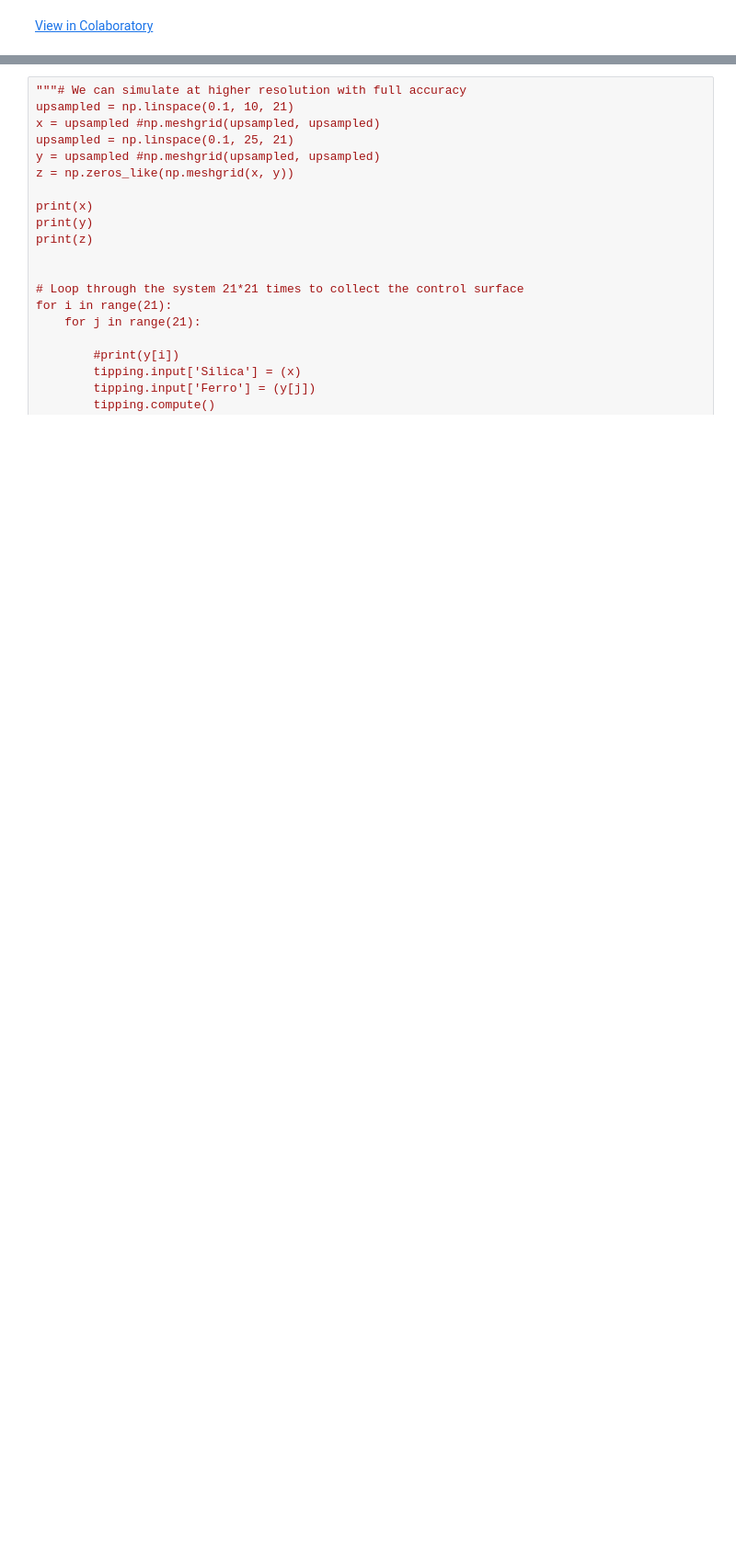
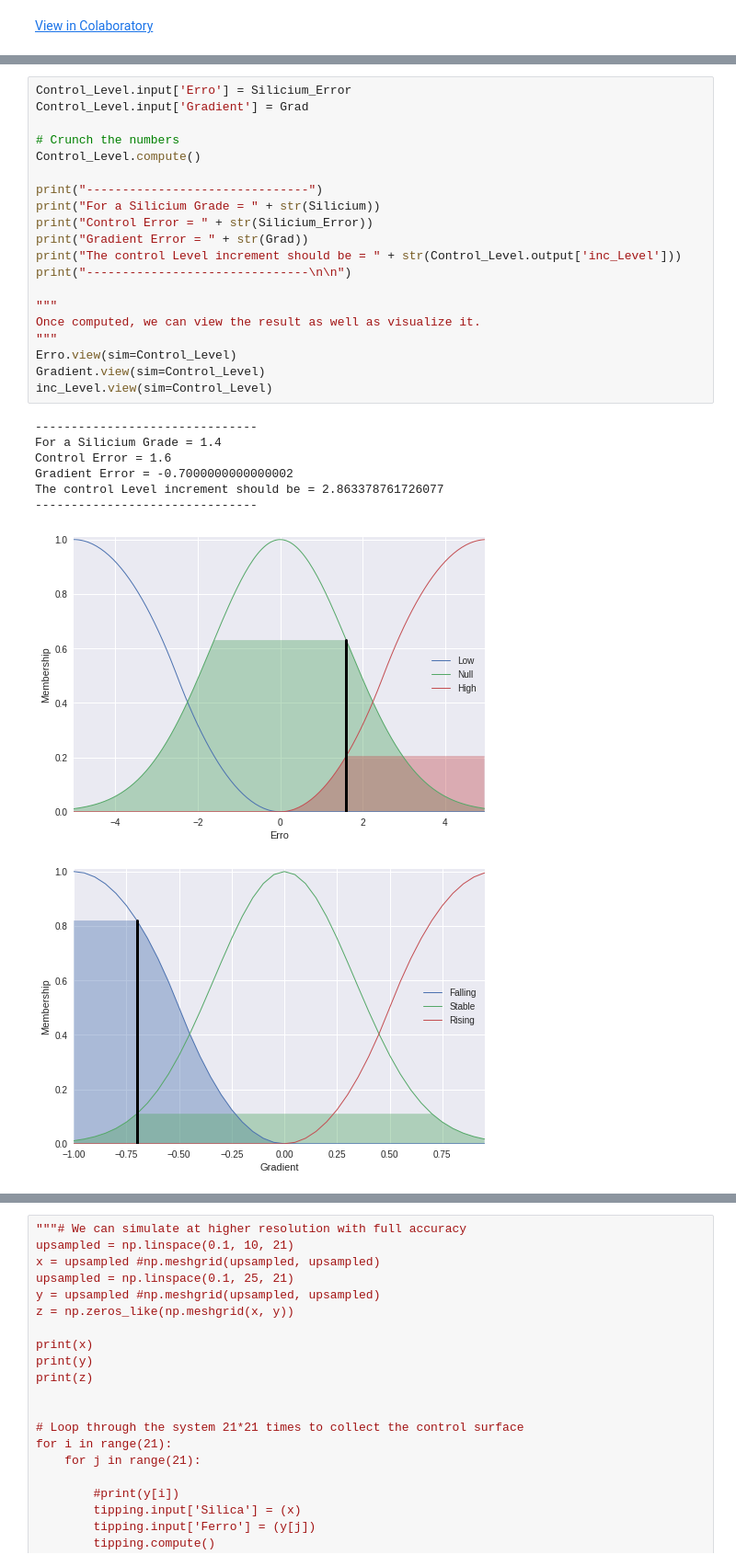
Before and after one commit to thimotio/ExpertSystem, a Jupyter notebook: Froth_Flotation_Fuzzy_Control_v01.ipynb, the cells around one changed output, grey strips where cells are left out. Shown: that part at 92% size. Drawn from its saved outputs; the diff is of its cells as text; blank space fills up the shorter version.

```diff
--- a/Froth_Flotation_Fuzzy_Control_v01.ipynb
+++ b/Froth_Flotation_Fuzzy_Control_v01.ipynb
@@ -253,0 +3245,29 @@ A dosagem de Amina será incrementada de = 3.322403554287642
+# %%
+Control_Level.input['Erro'] = Silicium_Error
+Control_Level.input['Gradient'] = Grad
+
+# Crunch the numbers
+Control_Level.compute()
+
+print("-------------------------------")
+print("For a Silicium Grade = " + str(Silicium))
+print("Control Error = " + str(Silicium_Error))
+print("Gradient Error = " + str(Grad))
+print("The control Level increment should be = " + str(Control_Level.output['inc_Level']))
+print("-------------------------------\n\n")
+
+"""
+Once computed, we can view the result as well as visualize it.
+"""
+Erro.view(sim=Control_Level)
+Gradient.view(sim=Control_Level)
+inc_Level.view(sim=Control_Level)
+# %% [output]
+-------------------------------
+For a Silicium Grade = 1.4
+Control Error = 1.6
+Gradient Error = -0.7000000000000002
+The control Level increment should be = 2.863378761726077
+-------------------------------
+[figure, added]
+[figure, added]
```
Also changed, not shown: parts of 26 cells of this notebook.
